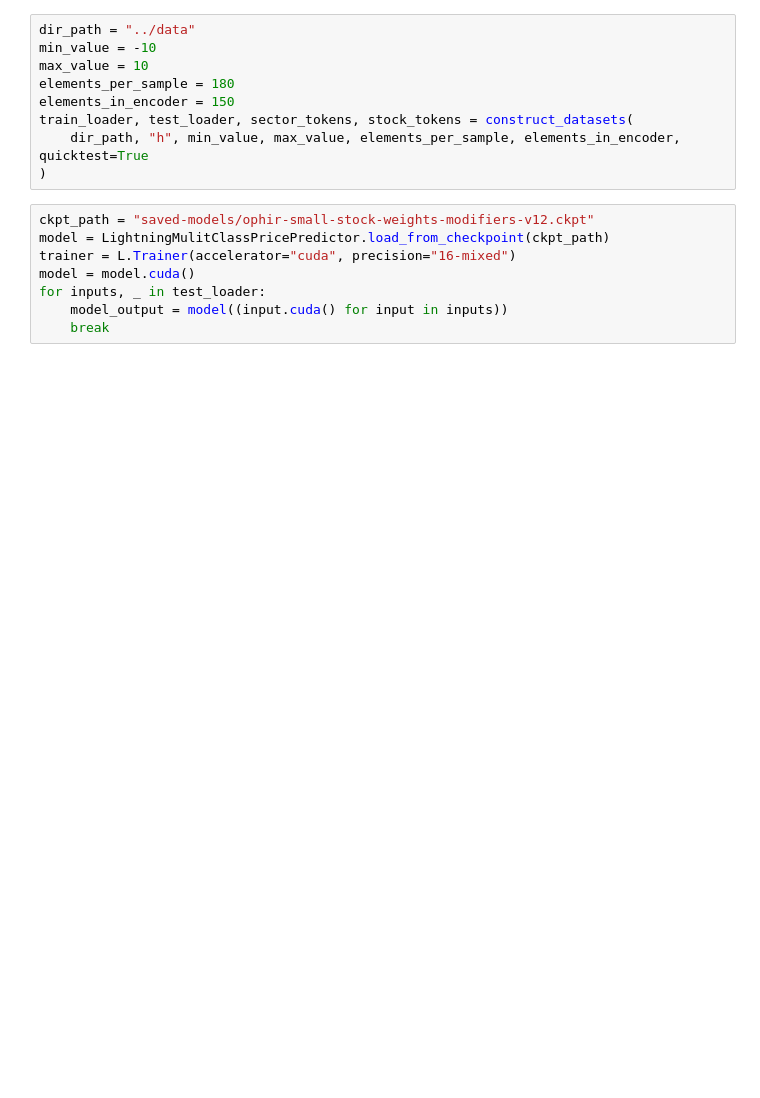
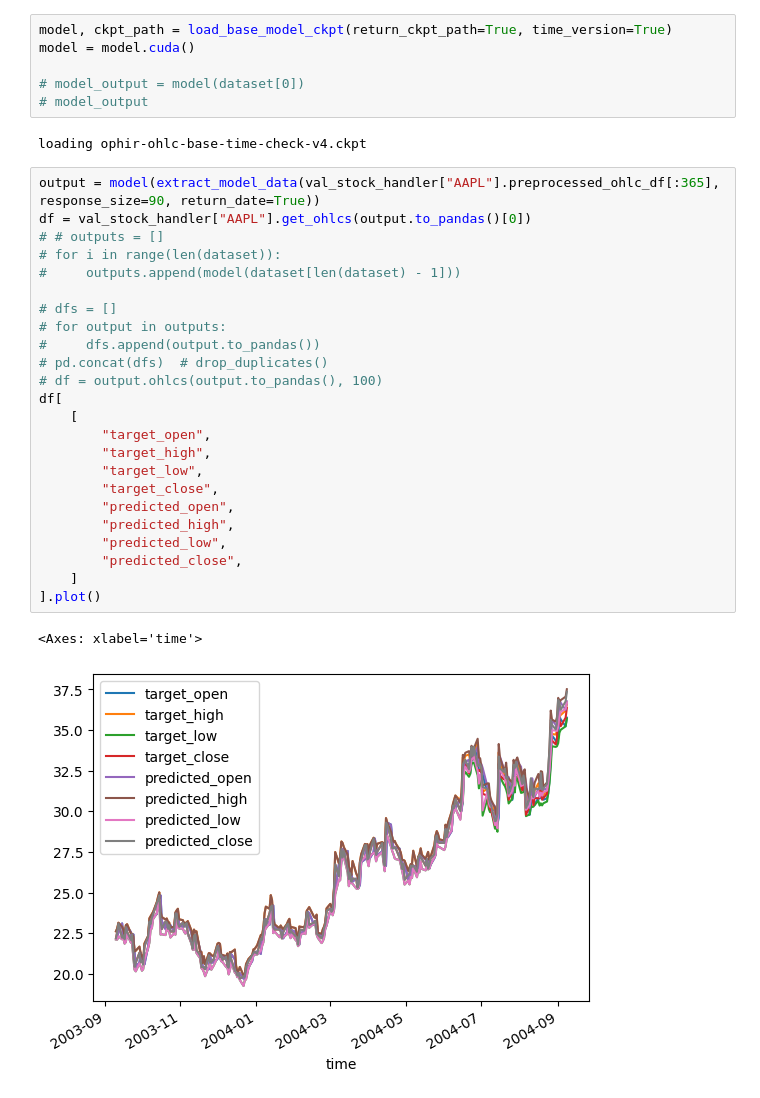
Before and after one commit to kwcantrell/ophir, a Jupyter notebook: notebooks/avg_residual.ipynb, the cells around one changed output. Drawn from its saved outputs; the diff is of its cells as text; blank space fills up the shorter version.

```diff
--- a/notebooks/avg_residual.ipynb
+++ b/notebooks/avg_residual.ipynb
@@ -26,17 +43,35 @@ torch._functorch.config.donated_buffer = False
-# %%
-dir_path = "../data"
-min_value = -10
-max_value = 10
-elements_per_sample = 180
-elements_in_encoder = 150
-train_loader, test_loader, sector_tokens, stock_tokens = construct_datasets(
-    dir_path, "h", min_value, max_value, elements_per_sample, elements_in_encoder, quicktest=True
-)
-# %%
-ckpt_path = "saved-models/ophir-small-stock-weights-modifiers-v12.ckpt"
-model = LightningMulitClassPricePredictor.load_from_checkpoint(ckpt_path)
-trainer = L.Trainer(accelerator="cuda", precision="16-mixed")
-model = model.cuda()
-for inputs, _ in test_loader:
-    model_output = model((input.cuda() for input in inputs))
-    break
+# %%
+model, ckpt_path = load_base_model_ckpt(return_ckpt_path=True, time_version=True)
+model = model.cuda()
+
+# model_output = model(dataset[0])
+# model_output
+# %% [output]
+loading ophir-ohlc-base-time-check-v4.ckpt
+# %%
+output = model(extract_model_data(val_stock_handler["AAPL"].preprocessed_ohlc_df[:365], response_size=90, return_date=True))
+df = val_stock_handler["AAPL"].get_ohlcs(output.to_pandas()[0])
+# # outputs = []
+# for i in range(len(dataset)):
+#     outputs.append(model(dataset[len(dataset) - 1]))
+
+# dfs = []
+# for output in outputs:
+#     dfs.append(output.to_pandas())
+# pd.concat(dfs)  # drop_duplicates()
+# df = output.ohlcs(output.to_pandas(), 100)
+df[
+    [
+        "target_open",
+        "target_high",
+        "target_low",
+        "target_close",
+        "predicted_open",
+        "predicted_high",
+        "predicted_low",
+        "predicted_close",
+    ]
+].plot()
+# %% [output]
+<Axes: xlabel='time'>
+[figure, added]
```
Also changed, not shown: parts of 97 cells of this notebook, 26 other files.
